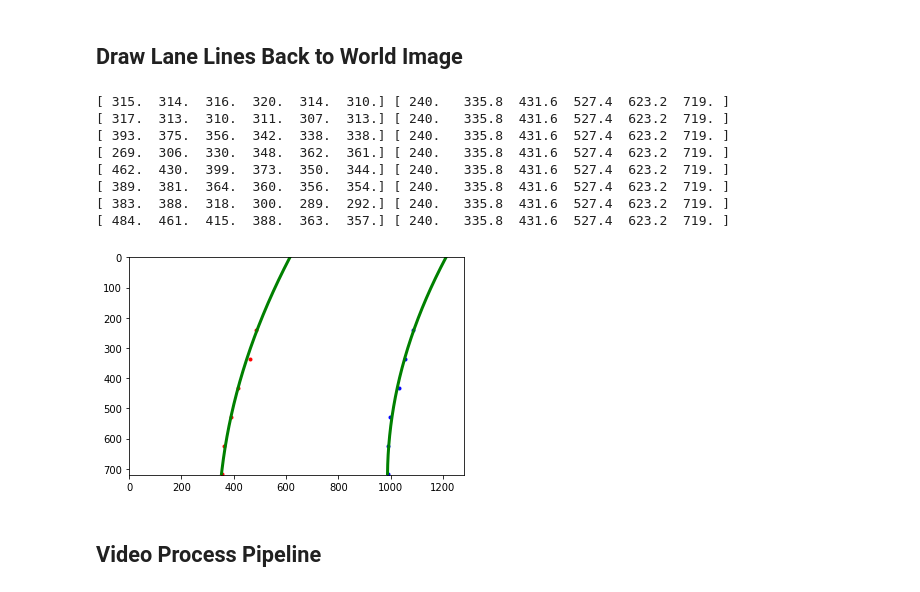
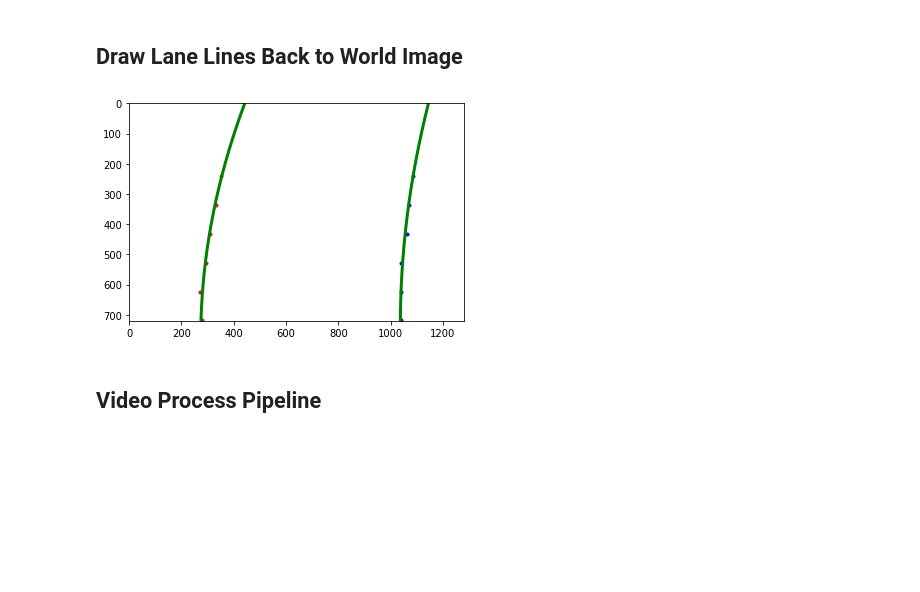
Before and after one commit to ruithumbup/CarND-Advanced-Lane-Lines, a Jupyter notebook: Advanced_Lane_Finding.ipynb, the cells around one changed output. Drawn from its saved outputs; the diff is of its cells as text; code cells hidden in the pictures; blank space fills up the shorter version.

```diff
--- a/Advanced_Lane_Finding.ipynb
+++ b/Advanced_Lane_Finding.ipynb
@@ -120,8 +125,8 @@ def perspective_trans(img, src, dst):
     return warped, M, Minv
 
 # Manually select source and destination coordinates from straight lines
-src = np.float32([[200,700],[590,450],[685,450],[1080,700]])
-dst = np.float32([[280,700],[280,100],[920,100],[920,700]])
+src = np.float32([[200,700],[555,470],[720,470],[1080,700]])
+dst = np.float32([[190,700],[190,100],[980,100],[980,700]])
 
 # Do perspective transform
 for img_path in test_images:
@@ -257,9 +267,9 @@ def draw_lane_finding(warped, window_centroids):
     # plt.show()
 # %%
 # window settings
-window_width = 50
+window_width = 60
 window_height = 80 # Break image into 9 vertical layers since image height is 720
-margin = 100 # How much to slide left and right for searching
+margin = 60 # How much to slide left and right for searching
 
 # Do lane finding
 for img_path in test_images:
@@ -280,14 +290,14 @@ for img_path in test_images:
 # %% [markdown]
 ## Create Polynomial Fit of Curve Lane Lines
 # %%
-def poly_fit_curves(window_centroids, window_height=80, level=9):
+def poly_fit_curves(window_centroids, window_height= 80, level=9):
 
     laney = np.linspace((720-window_height*level), 719, num=level)# to cover same y-range as image
 
     # Augment window centroids
-    array_centroids = np.asarray(window_centroids)
-    leftx = array_centroids[:level, 0][::-1]  # Reverse to match top-to-bottom in y
-    rightx = array_centroids[:level, 1][::-1]  # Reverse to match top-to-bottom in y
+    # window_centroids = np.asarray(window_centroids)
+    leftx = window_centroids[:level, 0][::-1]  # Reverse to match top-to-bottom in y
+    rightx = window_centroids[:level, 1][::-1]  # Reverse to match top-to-bottom in y
 
     # Fit a second order polynomial to pixel positions in each lane line
     left_fit = np.polyfit(laney, leftx, 2)
@@ -324,7 +334,7 @@ def poly_fit_curves(window_centroids, window_height=80, level=9):
 # %% [markdown]
 ## Draw Lane Lines Back to World Image
 # %%
-def draw_lane_to_world(warp_img, undist_img, Minv):
+def draw_lane_to_world(warp_img, undist_img, left_fitx, right_fitx, ploty):
     # Create an image to draw the lines on
     warp_zero = np.zeros_like(warp_img).astype(np.uint8)
     color_warp = np.dstack((warp_zero, warp_zero, warp_zero))
@@ -345,41 +355,33 @@ def draw_lane_to_world(warp_img, undist_img, Minv):
 # %%
 # Do polynomial fitting
 for img_path in test_images:
     img = cv2.imread(input_path + img_path)
     undist_img = undistort_image(img, mtx, dist)
     th_undist_img = threshold_image(undist_img)
     warp_img, M, Minv = perspective_trans(th_undist_img, src, dst)
     window_centroids = find_window_centroids(warp_img, window_width, window_height, margin)
     left_curverad, right_curverad, center_m, left_fit, right_fit, left_fitx, right_fitx, ploty, leftx, rightx, laney =\
     poly_fit_curves(window_centroids, level=6)
 
     # Plot lane lines from above
     plt.close()
     mark_size = 3
     plt.plot(leftx, laney, 'o', color='red', markersize=mark_size)
     plt.plot(rightx, laney, 'o', color='blue', markersize=mark_size)
     plt.xlim(0, 1280)
     plt.ylim(0, 720)
     plt.plot(left_fitx, ploty, color='green', linewidth=3)
     plt.plot(right_fitx, ploty, color='green', linewidth=3)
     plt.gca().invert_yaxis() # to visualize as we do the images
     plt.savefig(os.path.join(out_path, "poly_output_"+ img_path))
 
     # Draw lane lines back to world image
-    lane_to_world = draw_lane_to_world(warp_img, undist_img, Minv)
+    lane_to_world = draw_lane_to_world(warp_img, undist_img, left_fitx, right_fitx, ploty)
 
     # Save binary image
     cv2.imwrite(os.path.join(out_path, "lane_to_world_"+ img_path), lane_to_world)
 # %% [output]
-[ 315.  314.  316.  320.  314.  310.] [ 240.   335.8  431.6  527.4  623.2  719. ]
-[ 317.  313.  310.  311.  307.  313.] [ 240.   335.8  431.6  527.4  623.2  719. ]
-[ 393.  375.  356.  342.  338.  338.] [ 240.   335.8  431.6  527.4  623.2  719. ]
-[ 269.  306.  330.  348.  362.  361.] [ 240.   335.8  431.6  527.4  623.2  719. ]
-[ 462.  430.  399.  373.  350.  344.] [ 240.   335.8  431.6  527.4  623.2  719. ]
-[ 389.  381.  364.  360.  356.  354.] [ 240.   335.8  431.6  527.4  623.2  719. ]
-[ 383.  388.  318.  300.  289.  292.] [ 240.   335.8  431.6  527.4  623.2  719. ]
-[ 484.  461.  415.  388.  363.  357.] [ 240.   335.8  431.6  527.4  623.2  719. ]
-[figure, old version]
+[figure, new version]
 # %% [markdown]
 ## Video Process Pipeline
 # %%
```
Also changed, not shown: parts of 12 cells of this notebook.
